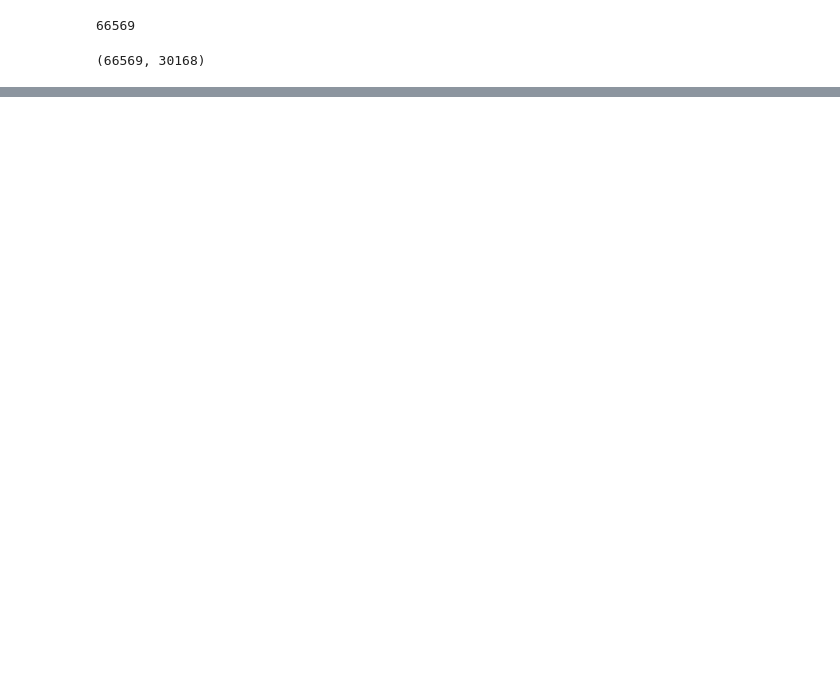
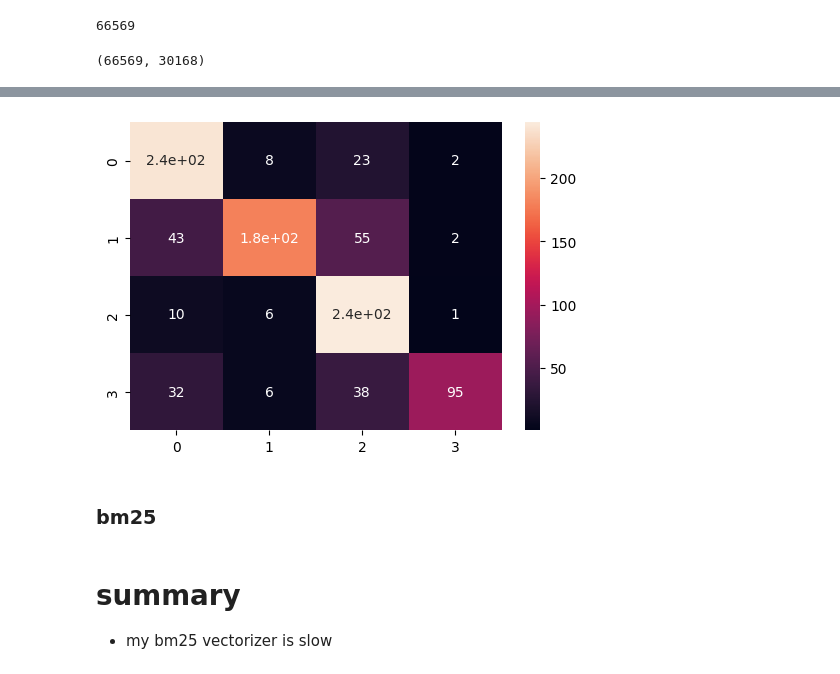
Before and after one commit to kibambe-0167/bm25-sa, a Jupyter notebook: app.ipynb, the cells around one changed output, grey strips where cells are left out. Cells and saved outputs as stored; diff of their text form; code cells hidden in the pictures; blank space fills up the shorter version.

```diff
--- a/app.ipynb
+++ b/app.ipynb
@@ -169,0 +225,3 @@ print(tfidf_matrix.toarray().shape)
+# %%
+val = pd.read_csv("./data/val.csv")
+val.head()
@@ -169,0 +235,4 @@ print(tfidf_matrix.toarray().shape)
+# %%
+val_x = val['text'].values
+val_y = val['targets'].values
+val_x.shape, val_y.shape
@@ -169,0 +243,4 @@ print(tfidf_matrix.toarray().shape)
+# %%
+test_X = vectorizer.transform(val_x)
+test_X = test_X.toarray()
+test_X.shape
@@ -169,0 +249,3 @@ print(tfidf_matrix.toarray().shape)
+# %%
+y_pred = nb_tfidf.predict(test_X)
+y_pred.shape
@@ -169,0 +267,13 @@ print(tfidf_matrix.toarray().shape)
+# %%
+conf_mat = confusion_matrix(val_y, y_pred)
+plt.figure(figsize=(6, 4))
+sns.heatmap( conf_mat, annot=True )
+plt.show()
+# %% [output]
+[figure, added]
+# %% [markdown]
+### bm25
+# %% [markdown]
+# summary
+
+- my bm25 vectorizer is slow
```
Also changed, not shown: parts of 21 cells of this notebook, 6 other files.
